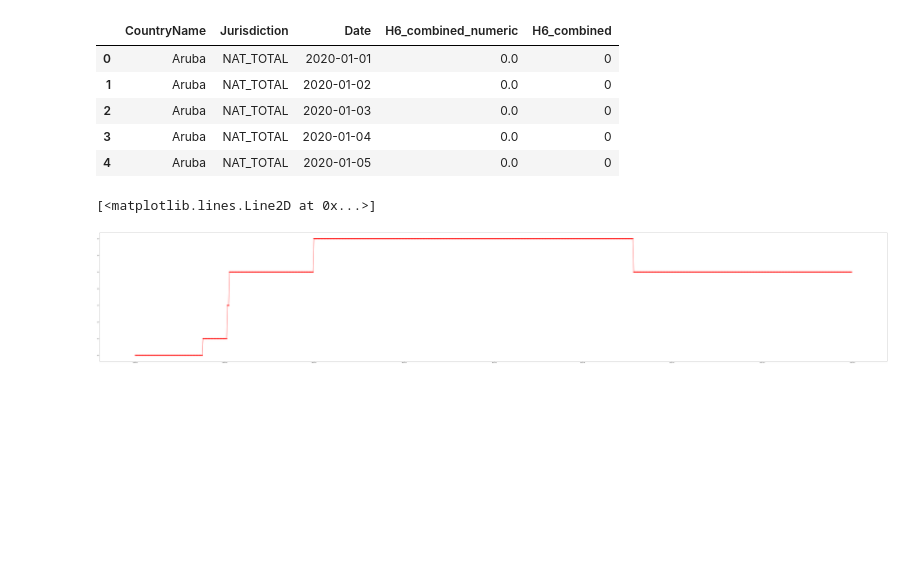
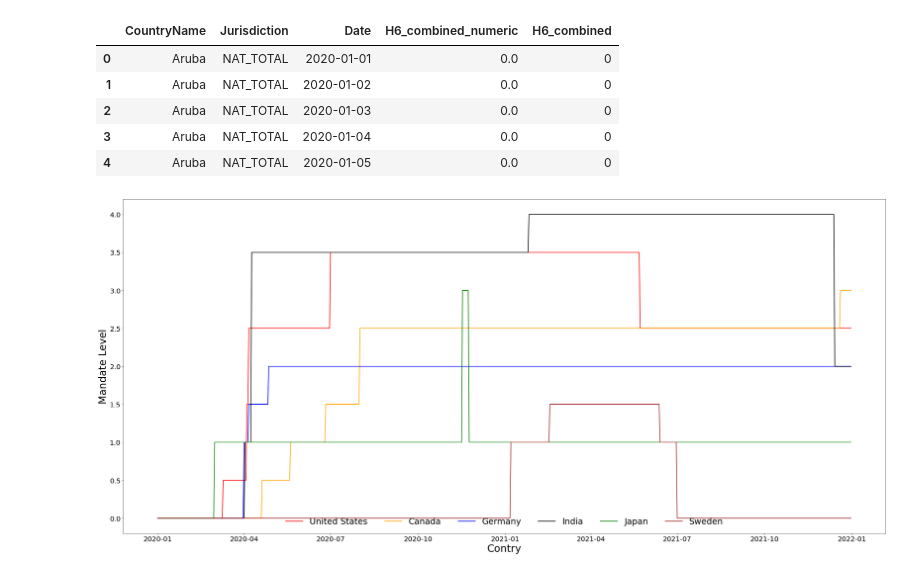
Before and after one commit to ranusuri/Team-A-Project-1, a Jupyter notebook: andres_pulido/six_countries.ipynb, the cells around one changed output. Cells and saved outputs as stored; diff of their text form; code cells hidden in the pictures; blank space fills up the shorter version.

Commit message:
Plot all six cities together.

```diff
--- a/andres_pulido/six_countries.ipynb
+++ b/andres_pulido/six_countries.ipynb
@@ -74,14 +74,45 @@ data_six = data_truncated.loc[data_truncated['CountryName'].isin(['United States
                                                                   'Japan','Sweden']) & data_truncated['Jurisdiction'].isin(['NAT_TOTAL']) ]
 # %%
 usa_df = data_six.loc[data_truncated['CountryName'].isin(['United States'])]
-x_axis = usa_df[['H6_combined_numeric']]
-dates = usa_df[['Date']]
+x_usa = usa_df[['H6_combined_numeric']]
+dates_usa = usa_df[['Date']]
 
-plt.subplots(figsize=(120, 20))
-plt.plot(dates,x_axis,linewidth=2, markersize=10,marker="p",color="red")
+canada_df = data_six.loc[data_truncated['CountryName'].isin(['Canada'])]
+x_canada = canada_df[['H6_combined_numeric']]
+dates_canada = canada_df[['Date']]
+
+germany_df = data_six.loc[data_truncated['CountryName'].isin(['Germany'])]
+x_germany = germany_df[['H6_combined_numeric']]
+dates_germany = germany_df[['Date']]
+
+japan_df = data_six.loc[data_truncated['CountryName'].isin(['Japan'])]
+x_japan = japan_df[['H6_combined_numeric']]
+dates_japan = japan_df[['Date']]
+
+india_df = data_six.loc[data_truncated['CountryName'].isin(['India'])]
+x_india = india_df[['H6_combined_numeric']]
+dates_india = india_df[['Date']]
+
+sweden_df = data_six.loc[data_truncated['CountryName'].isin(['Sweden'])]
+x_sweden = sweden_df[['H6_combined_numeric']]
+dates_sweden = sweden_df[['Date']]
-# %% [output]
-[<matplotlib.lines.Line2D at 0x...>]
-[figure, removed]
+# %%
+plt.subplots(figsize=(40, 18))
+plt.plot(dates_usa,x_usa,linewidth=2, markersize=10,color="red")
+plt.plot(dates_canada,x_canada,linewidth=2, markersize=10,color="orange")
+plt.plot(dates_germany,x_germany,linewidth=2, markersize=10,color="blue")
+plt.plot(dates_india,x_india,linewidth=2, markersize=10,color="k")
+plt.plot(dates_japan,x_japan,linewidth=2, markersize=10,color="green")
+plt.plot(dates_sweden,x_sweden,linewidth=2, markersize=10,color="brown")
+plt.gca().legend(('United States','Canada','Germany','India','Japan','Sweden'),
+                 frameon=False, loc='lower center', ncol=6,fontsize=25)
+plt.xlabel('Contry', fontsize=30)
+plt.ylabel('Mandate Level', fontsize=30)
+plt.xticks(fontsize= 20)
+plt.yticks(fontsize= 20)
+plt.savefig("Mandates_six_cities.png")
+# %% [output]
+[figure, added]
 # %%
 canada_df = data_six.loc[data_truncated['CountryName'].isin(['Canada'])]
 x_axis = canada_df[['H6_combined_numeric']]
```
Also changed, not shown: parts of 7 cells of this notebook, 2 other files.
